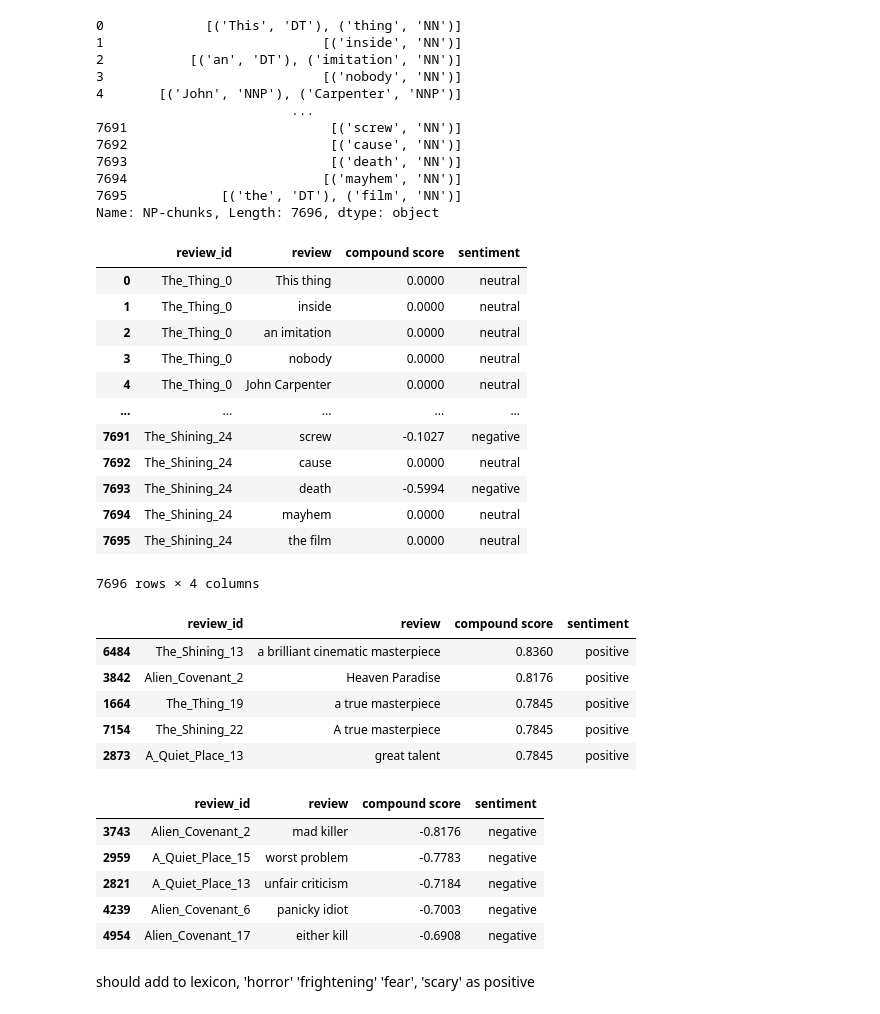
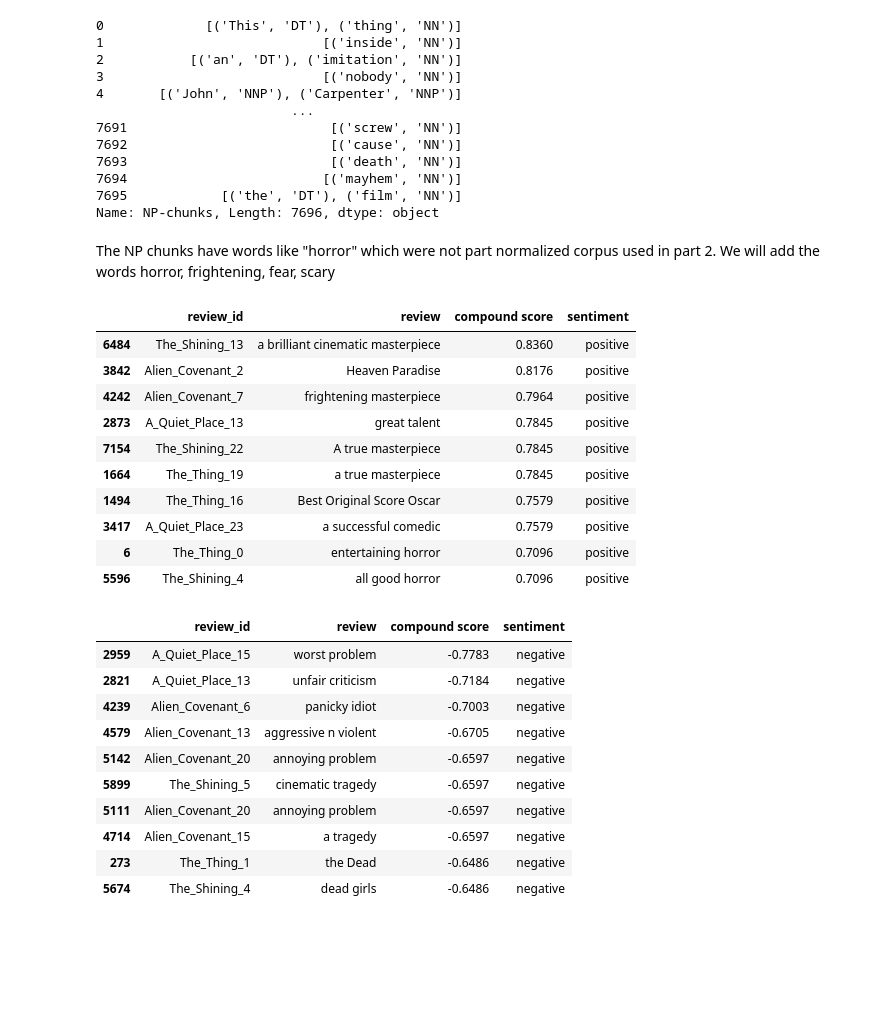
Before and after one commit to boneeyah/DS7337, a Jupyter notebook: MB_HW8.ipynb, the cells around one changed output. Drawn from its saved outputs; the diff is of its cells as text; code cells hidden in the pictures; blank space fills up the shorter version.

Commit message:
update part 3

```diff
--- a/MB_HW8.ipynb
+++ b/MB_HW8.ipynb
@@ -102,6 +102,24 @@ Counter({0: 20, 2: 66, 3: 4, 1: 10})
 review_text['cluster'] = km4.labels_
 # %% [markdown]
 #### b. Vader Sentiment Analyzer
+# %%
+lexicon_update = {
+    'fright':2, #positive
+    'frightening':2,
+    'scary':1,
+    'horror':2,
+    'horrifying':3,
+    'horrific':3,
+    'fear':2,
+    'hell':0, #neutral
+    'kill':0,
+    'killer':0,
+    'murder':0,
+    'evil':0,
+    'devil':0,
+    'apocalyptic':0,
+    'violence':0
+}
 # %%
 def sent_analyzer(review,threshold,verbose):
     analyzer = SentimentIntensityAnalyzer()
@@ -178,45 +197,53 @@ for j in range(len(np_chunks)):
     for i in range(len(ast.literal_eval(np_chunks[j]))):
         new_list.append(ast.literal_eval(np_chunks[j])[i][0])
     total_list.append(' '.join(new_list))
+# %% [markdown]
+The NP chunks have words like "horror" which were not part normalized corpus used in part 2. We will add the words horror, frightening, fear, scary
+# %%
+def chunk_sent_analyzer(review,threshold,verbose):
+    analyzer = SentimentIntensityAnalyzer()
+    analyzer.lexicon.update(lexicon_update)
+    pol_scores = []
+    comb_score = []
+    for i in range(len(review)):
+        score_list = analyzer.polarity_scores(review[i])
+        agg_score = score_list['compound']
+        comb_score.append(agg_score)
+        pol_scores.append('positive' if agg_score >=threshold else 'negative' if agg_score <=-threshold else 'neutral')
+    return(pd.DataFrame({'compound score':comb_score,'sentiment':pol_scores}))
 # %%
 np_chunks_sent = pd.DataFrame({'review_id':review_id,'review':total_list})
-np_chunks_sent = np_chunks_sent.join(sent_analyzer(np_chunks_sent['review'],.1,True))
+np_chunks_sent = np_chunks_sent.join(chunk_sent_analyzer(np_chunks_sent['review'],.1,True))
 # %%
-np_chunks_sent
+np_chunks_sent = np_chunks_sent[np_chunks_sent['sentiment']!='neutral']
-# %% [output]
-|  | review_id | review | compound score | sentiment |
-| 0 | The_Thing_0 | This thing | 0.0000 | neutral |
-| 1 | The_Thing_0 | inside | 0.0000 | neutral |
-| 2 | The_Thing_0 | an imitation | 0.0000 | neutral |
-| 3 | The_Thing_0 | nobody | 0.0000 | neutral |
-| 4 | The_Thing_0 | John Carpenter | 0.0000 | neutral |
-| ... | ... | ... | ... | ... |
-| 7691 | The_Shining_24 | screw | -0.1027 | negative |
-| 7692 | The_Shining_24 | cause | 0.0000 | neutral |
-| 7693 | The_Shining_24 | death | -0.5994 | negative |
-| 7694 | The_Shining_24 | mayhem | 0.0000 | neutral |
-| 7695 | The_Shining_24 | the film | 0.0000 | neutral |
-7696 rows × 4 columns
 # %%
-np_chunks_sent.sort_values("compound score", ascending=False).head()
+np_chunks_sent.sort_values("compound score", ascending=False).head(10)
 # %% [output]
 |  | review_id | review | compound score | sentiment |
 | 6484 | The_Shining_13 | a brilliant cinematic masterpiece | 0.8360 | positive |
 | 3842 | Alien_Covenant_2 | Heaven Paradise | 0.8176 | positive |
+| 4242 | Alien_Covenant_7 | frightening masterpiece | 0.7964 | positive |
+| 2873 | A_Quiet_Place_13 | great talent | 0.7845 | positive |
+| 7154 | The_Shining_22 | A true masterpiece | 0.7845 | positive |
 | 1664 | The_Thing_19 | a true masterpiece | 0.7845 | positive |
-| 7154 | The_Shining_22 | A true masterpiece | 0.7845 | positive |
-| 2873 | A_Quiet_Place_13 | great talent | 0.7845 | positive |
+| 1494 | The_Thing_16 | Best Original Score Oscar | 0.7579 | positive |
+| 3417 | A_Quiet_Place_23 | a successful comedic | 0.7579 | positive |
+| 6 | The_Thing_0 | entertaining horror | 0.7096 | positive |
+| 5596 | The_Shining_4 | all good horror | 0.7096 | positive |
 # %%
-np_chunks_sent.sort_values("compound score").head()
+np_chunks_sent.sort_values("compound score").head(10)
 # %% [output]
 |  | review_id | review | compound score | sentiment |
-| 3743 | Alien_Covenant_2 | mad killer | -0.8176 | negative |
 | 2959 | A_Quiet_Place_15 | worst problem | -0.7783 | negative |
 | 2821 | A_Quiet_Place_13 | unfair criticism | -0.7184 | negative |
 | 4239 | Alien_Covenant_6 | panicky idiot | -0.7003 | negative |
-| 4954 | Alien_Covenant_17 | either kill | -0.6908 | negative |
+| 4579 | Alien_Covenant_13 | aggressive n violent | -0.6705 | negative |
+| 5142 | Alien_Covenant_20 | annoying problem | -0.6597 | negative |
+| 5899 | The_Shining_5 | cinematic tragedy | -0.6597 | negative |
+| 5111 | Alien_Covenant_20 | annoying problem | -0.6597 | negative |
+| 4714 | Alien_Covenant_15 | a tragedy | -0.6597 | negative |
+| 273 | The_Thing_1 | the Dead | -0.6486 | negative |
+| 5674 | The_Shining_4 | dead girls | -0.6486 | negative |
-# %% [markdown]
-should add to lexicon, 'horror' 'frightening' 'fear', 'scary' as positive
 # %%
 np_chunks_sent.to_csv('MB_hw8_chunk_sent.csv')
 review_text.to_csv('MB_h8_review_sent.csv')
```
Also changed, not shown: parts of 2 cells of this notebook.
